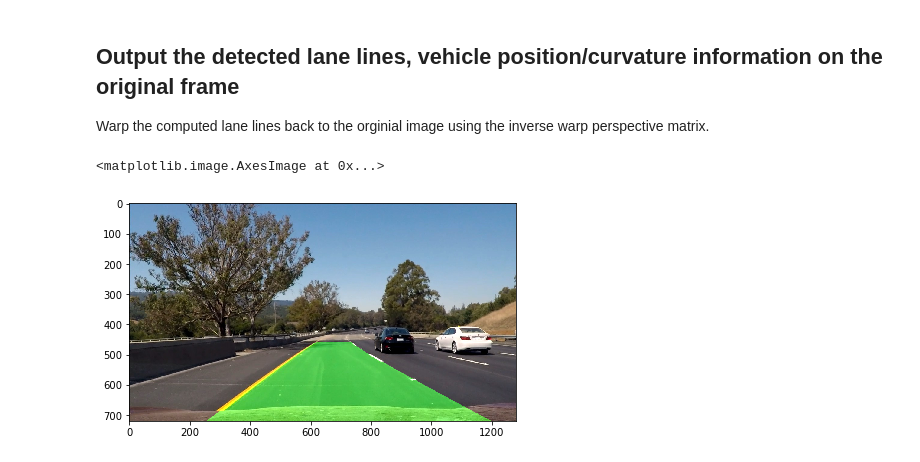
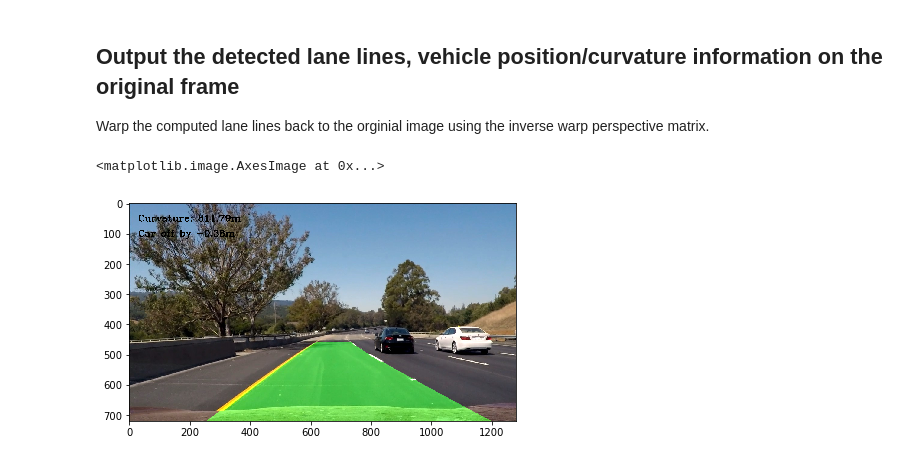
Before and after one commit to kadongre/CarND-Advanced-Lane-Lines, a Jupyter notebook: advanced_lane_lines_pipeline_exploration.ipynb, the cells around one changed output. Cells and saved outputs as stored; diff of their text form; code cells hidden in the pictures.

```diff
--- a/advanced_lane_lines_pipeline_exploration.ipynb
+++ b/advanced_lane_lines_pipeline_exploration.ipynb
@@ -348,22 +348,28 @@ Warp the computed lane lines back to the orginial image using the inverse warp p
 # %%
 # Recast the x and y points into usable format for cv2.fillPoly()
 left_pts = np.array([np.transpose(np.vstack([left_x_values, y_values]))])
 right_pts = np.array([np.flipud(np.transpose(np.vstack([right_x_values, y_values])))])
 pts = np.hstack((left_pts, right_pts))
 
 empty_img = np.zeros_like(warped_lane_lines).astype(np.uint8)
 lane_lines_filled = np.dstack((empty_img, empty_img, empty_img))
 cv2.fillPoly(lane_lines_filled, np.int_([pts]), (0,255, 0))
 
 # Compute inverse perspective transform matrix
 Minv = cv2.getPerspectiveTransform(dst_pts, src_pts)
 
 # Warp the filled lane line back to the original image
 lane_lines_warped = cv2.warpPerspective(lane_lines_filled, Minv, (img_size[0], img_size[1]))
 
+lane_curvature = (left_curverad + right_curverad)/2
+vehicle_offset = (img_size[0] / 2 - ((left_x_intercept + right_x_intercept) / 2)) * xm_per_pix
+
+
 # Merge the result
 result = cv2.addWeighted(image, 1, lane_lines_warped, 0.5, 0)
+cv2.putText(result, 'Curvature: ' + str(np.round(lane_curvature,2)) +'m', (30, 60), cv2.FONT_HERSHEY_COMPLEX, 1, (0, 0, 0), 2)
+cv2.putText(result, 'Car off by ' + str(np.round(vehicle_offset,2)) + 'm', (30, 110), cv2.FONT_HERSHEY_COMPLEX, 1, (0, 0, 0), 2)
 plt.imshow(result)
 # %% [output]
 <matplotlib.image.AxesImage at 0x...>
-[figure, old version]
+[figure, new version]
```
Also changed, not shown: 2 other files.
